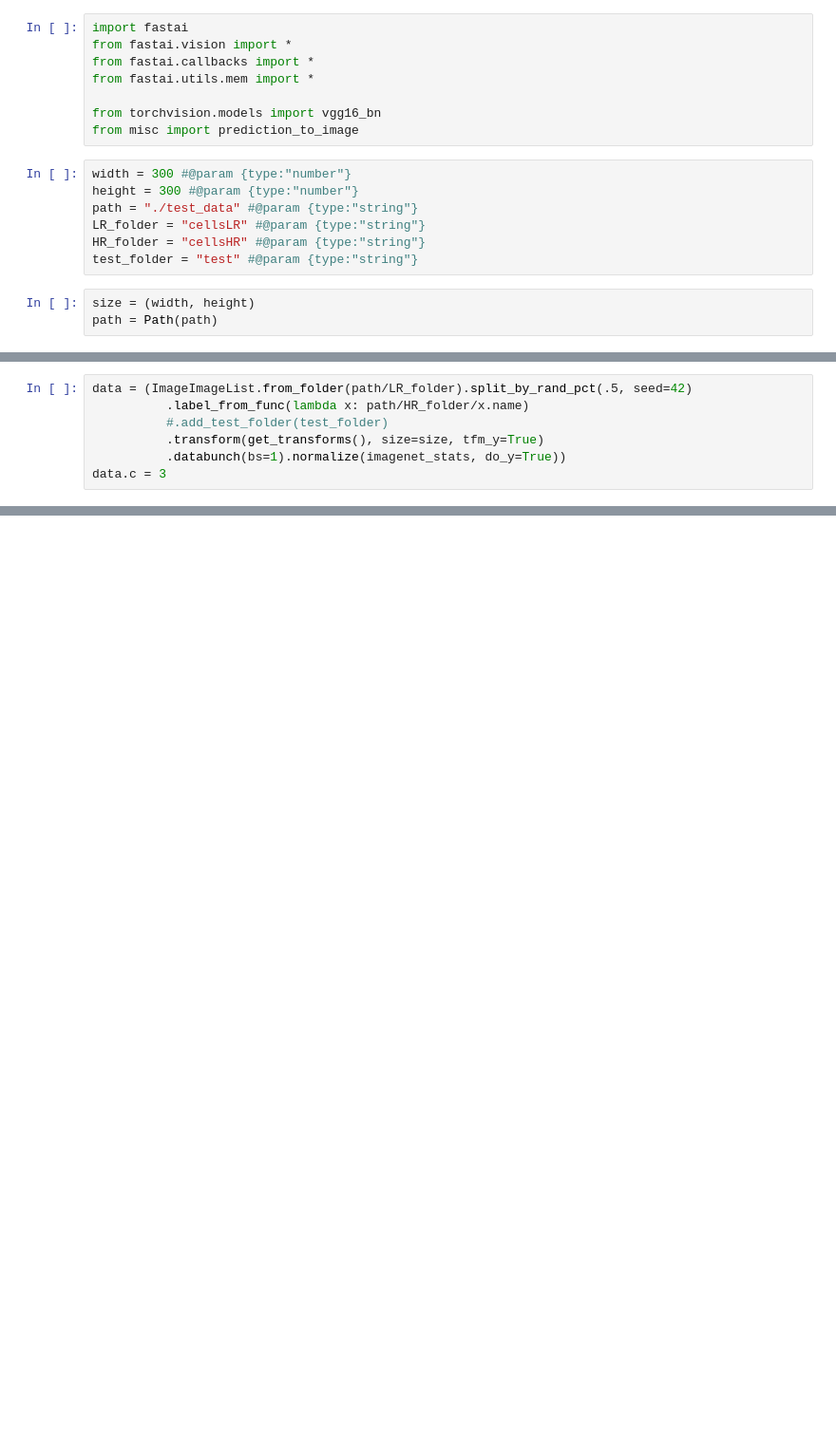
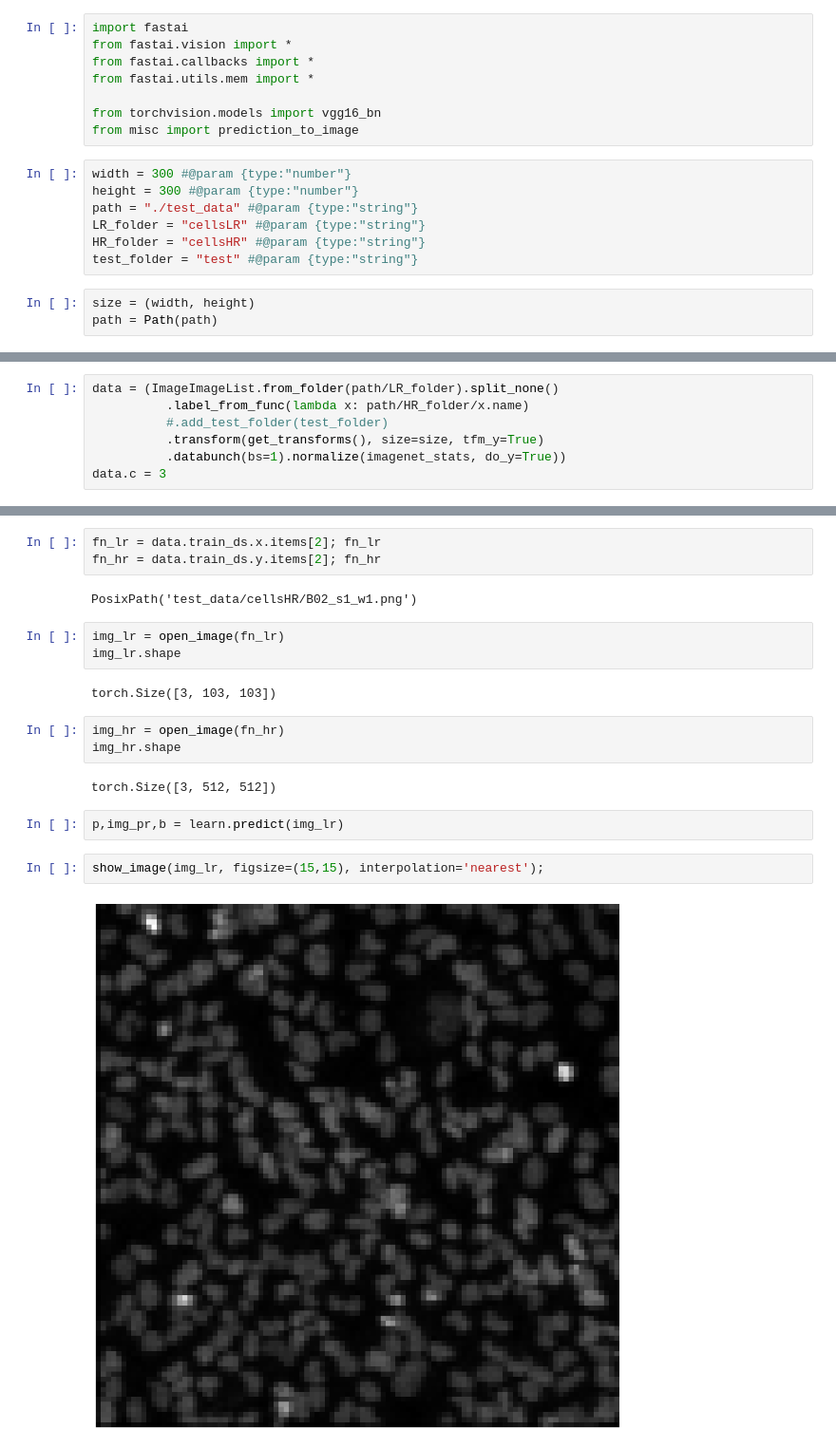
Before and after one commit to nikadilli/elemental-imageing-enhancement, a Jupyter notebook: UNetSR_test_colab.ipynb, the cells around one changed output, grey strips where cells are left out. Shown at 95% size. Cells and saved outputs as stored; diff of their text form; blank space fills up the shorter version.

```diff
--- a/UNetSR_test_colab.ipynb
+++ b/UNetSR_test_colab.ipynb
@@ -56,5 +55,5 @@ Resolving uc9256add82669d31ddf447dd004.dl.dropboxusercontent.com (uc9256add82669
 # %%
-data = (ImageImageList.from_folder(path/LR_folder).split_by_rand_pct(.5, seed=42)
+data = (ImageImageList.from_folder(path/LR_folder).split_none()
           .label_from_func(lambda x: path/HR_folder/x.name)
           #.add_test_folder(test_folder)
           .transform(get_transforms(), size=size, tfm_y=True)
@@ -65,0 +69,21 @@ OSError: ignored
+# %%
+fn_lr = data.train_ds.x.items[2]; fn_lr
+fn_hr = data.train_ds.y.items[2]; fn_hr
+# %% [output]
+PosixPath('test_data/cellsHR/B02_s1_w1.png')
+# %%
+img_lr = open_image(fn_lr)
+img_lr.shape
+# %% [output]
+torch.Size([3, 103, 103])
+# %%
+img_hr = open_image(fn_hr)
+img_hr.shape
+# %% [output]
+torch.Size([3, 512, 512])
+# %%
+p,img_pr,b = learn.predict(img_lr)
+# %%
+show_image(img_lr, figsize=(15,15), interpolation='nearest');
+# %% [output]
+[figure, added]
```
Also changed, not shown: parts of 8 cells of this notebook.
